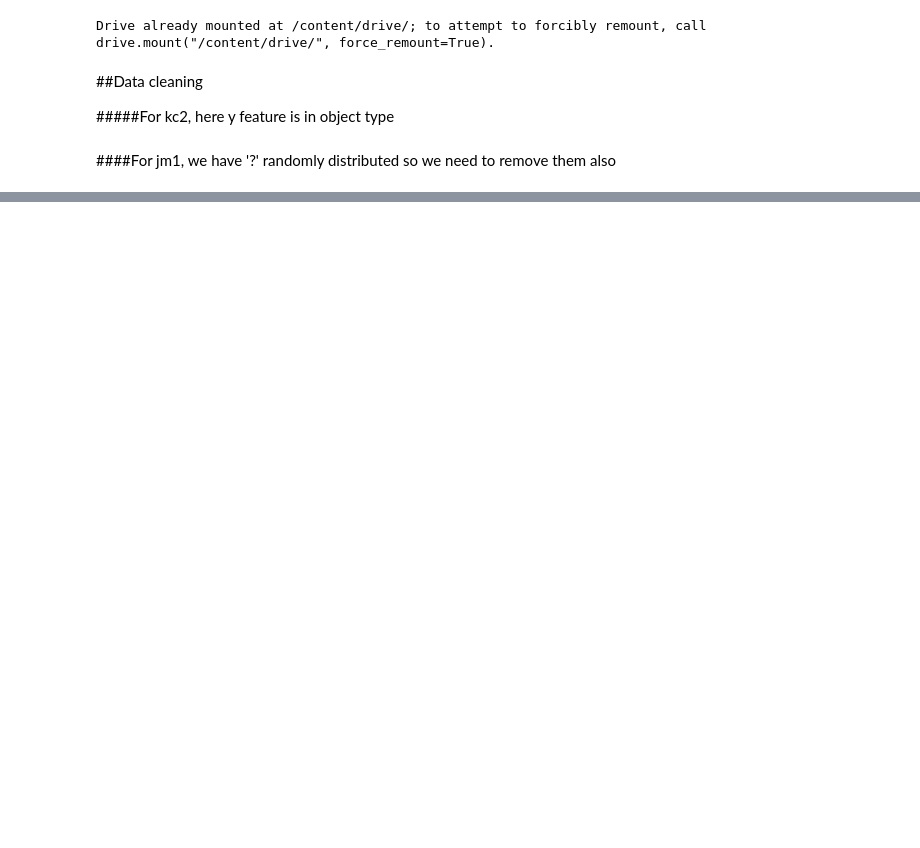
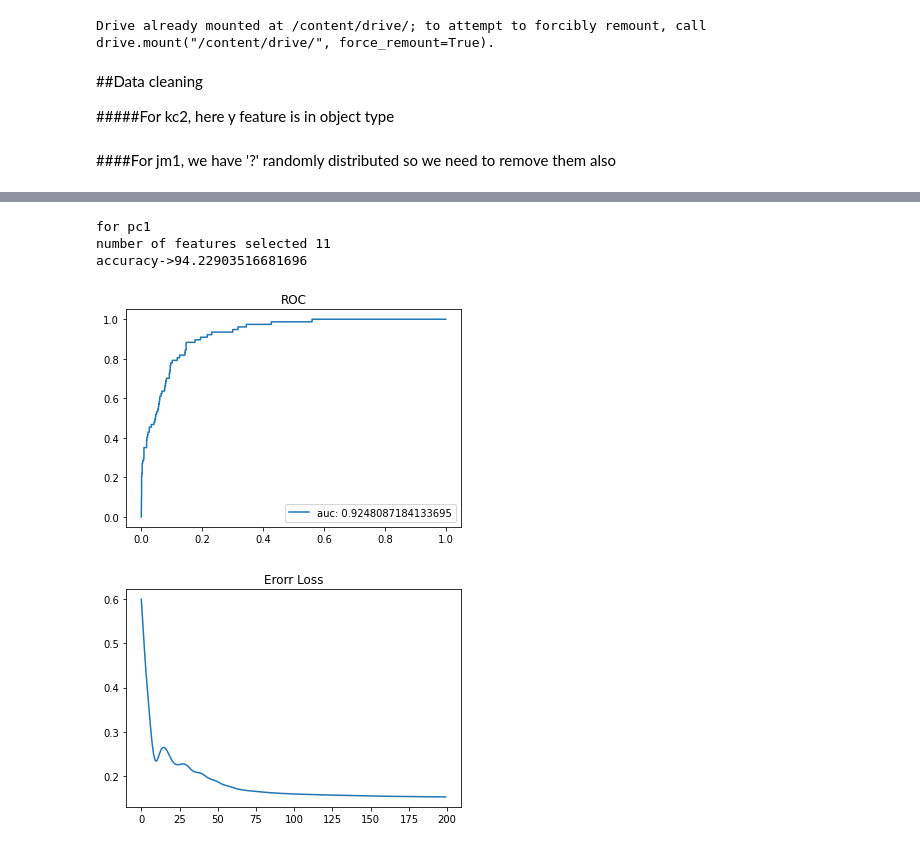
Before and after one commit to abhishekshakya/BPSO-and-ANN-for-sofware-fault-predicition, a Jupyter notebook: internPSO_ANN.ipynb, the cells around one changed output, grey strips where cells are left out. Cells and saved outputs as stored; diff of their text form; code cells hidden in the pictures; blank space fills up the shorter version.

```diff
--- a/internPSO_ANN.ipynb
+++ b/internPSO_ANN.ipynb
@@ -84,7 +98,7 @@ class network:
     x = torch.from_numpy(x).float()
     y = torch.from_numpy(y).float()
     # y = y.reshape(y.shape[0],1)
-
+    self.losses = []
     for i in (range(iterations)):
 
       optimizer.zero_grad()
@@ -95,7 +109,7 @@ class network:
 
       loss.backward()
       optimizer.step()
-
+      self.losses.append(loss.item())
       # if i%((int)(iterations*0.05)) == 0:
       #   print(f"epoch {i}/{iterations}| loss=>{loss.item()}")
 
@@ -110,7 +124,7 @@ class network:
         y_res.append(1)
       else:
         y_res.append(0)
-    return y_res
+    return y_res,y_.detach().cpu().numpy()
 # %%
 class PSO:
   def __init__(self,particles, dimensions, lb, ub, itrations, c1, c2, w, xr, yr, node1, node2, lr, epochs):
@@ -243,15 +276,15 @@ def get(p, lb, ub, it, c1, c2, w, node1, node2, lr, epochs, df):
 # %%
-p = 50 #number of particles
-lb = 0 #min value after normalization
-ub = 1 #max value after normalization
-it = 30 #number of itrations
-c1 = 1.5 # coefficient 1
-c2 = 1.7 # coefficient 3
-w = 0.7 #intertia
+p = 20 #number of particles
+lb = -1 #min value for velocity
+ub = 1 #max value for velocity
+it = 100 #number of itrations
+c1 = 2 # coefficient 1
+c2 = 2 # coefficient 3
+w = 0.4 #inertia
 
-node1 = 16 #total number of nodes in layer1
-node2 = 8 #total number of nodes in layer2
-lr = 0.001 #learning rate
-epochs = 300 #epochs in ANN
-get(p,lb,ub,it,c1,c2,w,node1,node2,lr,epochs,df_pc1)
+node1 = 4 #total number of nodes in layer1
+node2 = 2 #total number of nodes in layer2
+lr = 0.0016 #learning rate
+epochs = 50 #epochs in ANN
+pso = get(p,lb,ub,it,c1,c2,w,node1,node2,lr,epochs,df_pc1)
 # %% [output]
@@ -261 +311,9 @@ No Feature selection accuracy->99.8998998998999
+# %%
+ROC_curve(df_pc1, 4, 2, 0.06, 200,"pc1",pso)
+# %% [output]
+for pc1
+number of features selected 11
+accuracy->94.22903516681696
+[figure, added]
+[figure, added]
 # %%
```
Also changed, not shown: parts of 13 cells of this notebook.
